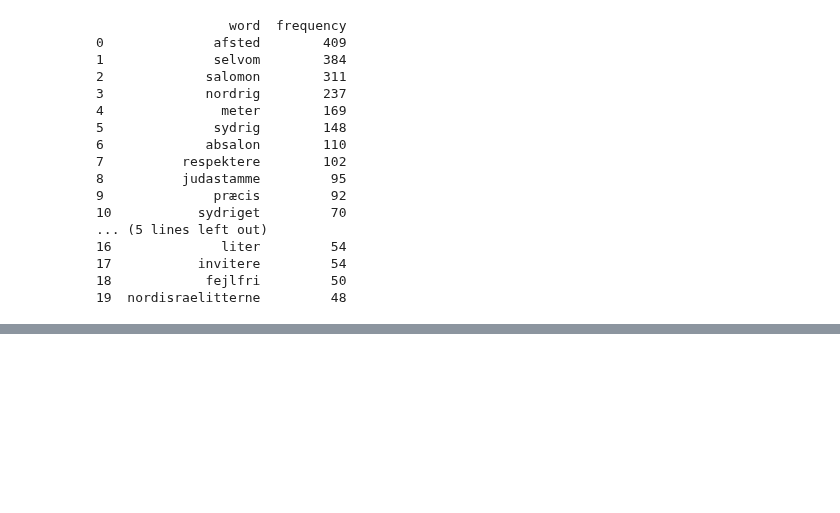
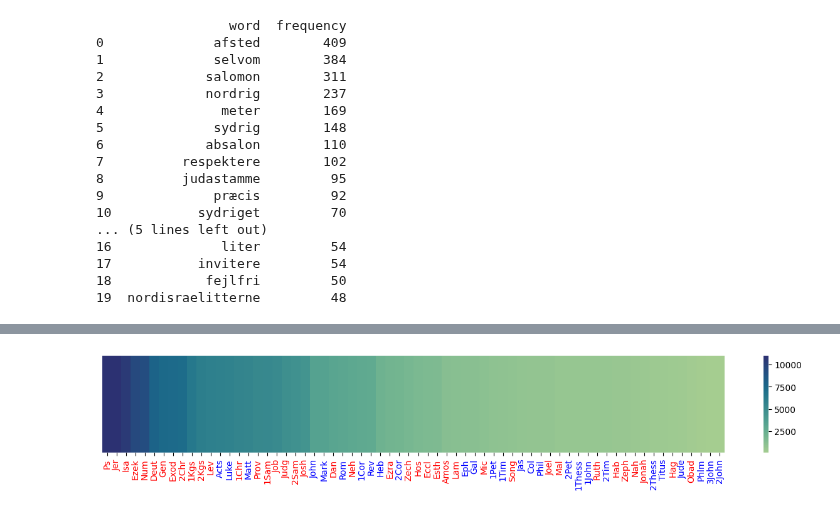
Before and after one commit to Computing-Antiquity/bibelen2020_appendices, a Jupyter notebook: demonstration_notebook.ipynb, the cells around one changed output, grey strips where cells are left out. Cells and saved outputs as stored; diff of their text form; code cells hidden in the pictures; blank space fills up the shorter version.

```diff
--- a/demonstration_notebook.ipynb
+++ b/demonstration_notebook.ipynb
@@ -480,0 +544,18 @@ new_words_df.to_csv("new_words_2020_full_list.csv", index=False)
+# %%
+
+
+# Compute distances
+from sklearn.metrics.pairwise import cosine_similarity, manhattan_distances
+
+distances = []
+for book in pd.unique(term_frequency_df.name):
+    book_type = term_frequency_df[term_frequency_df["name"] == book]["type"].iloc[0]
+    tf_1992 = term_frequency_df[(term_frequency_df["name"] == book) & (term_frequency_df["edition"] == "1992")]
+    tf_2020 = term_frequency_df[(term_frequency_df["name"] == book) & (term_frequency_df["edition"] == "2020")]
+    distances.append({
+        "book_type": book_type,
+        "book_name": book,
+        "manhattan_distance": manhattan_distances(tf_1992.drop(columns=["type", "name", "edition"]).values, tf_2020.drop(columns=["type", "name", "edition"]).values)[0][0],
+        "cosine_similarity": cosine_similarity(tf_1992.drop(columns=["type", "name", "edition"]).values, tf_2020.drop(columns=["type", "name", "edition"]).values)[0][0]})
+# %%
+df_distances = pd.DataFrame(distances)
@@ -480,0 +564,26 @@ new_words_df.to_csv("new_words_2020_full_list.csv", index=False)
+# %%
+plt.figure(figsize=(16, 2))
+
+# Sorter dataframen baseret på manhattan_distance
+sorted_df_distances = df_distances.sort_values("manhattan_distance", ascending=False)
+
+# Fjern præfikser med tal og underscore fra book_name
+sorted_df_distances['book_name'] = sorted_df_distances['book_name'].str.replace(r'^\d+_', '', regex=True)
+
+# Opret heatmap
+ax = sns.heatmap(
+    sorted_df_distances.manhattan_distance.values.reshape(1, -1),
+    cmap="crest",
+    xticklabels=sorted_df_distances.book_name,
+    yticklabels=False,
+    cbar=True
+)
+
+# Farv xticklabels baseret på book_type
+for tick_label, book_type in zip(ax.axes.get_xticklabels(), sorted_df_distances.book_type):
+    if book_type == "NT":
+        tick_label.set_color("blue")
+    else:
+        tick_label.set_color("red")
+# %% [output]
+[figure, added]
```
Also changed, not shown: parts of 8 cells of this notebook.
